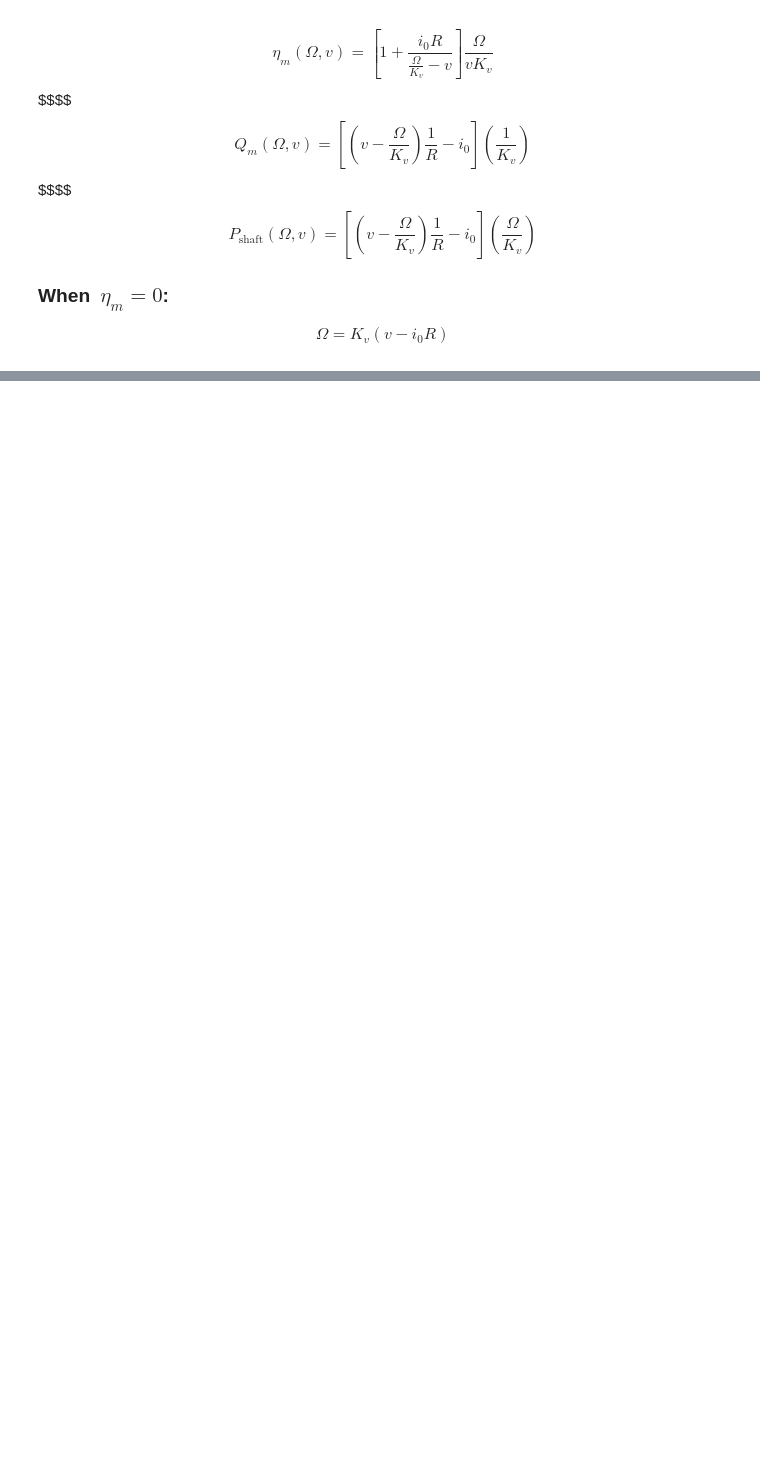
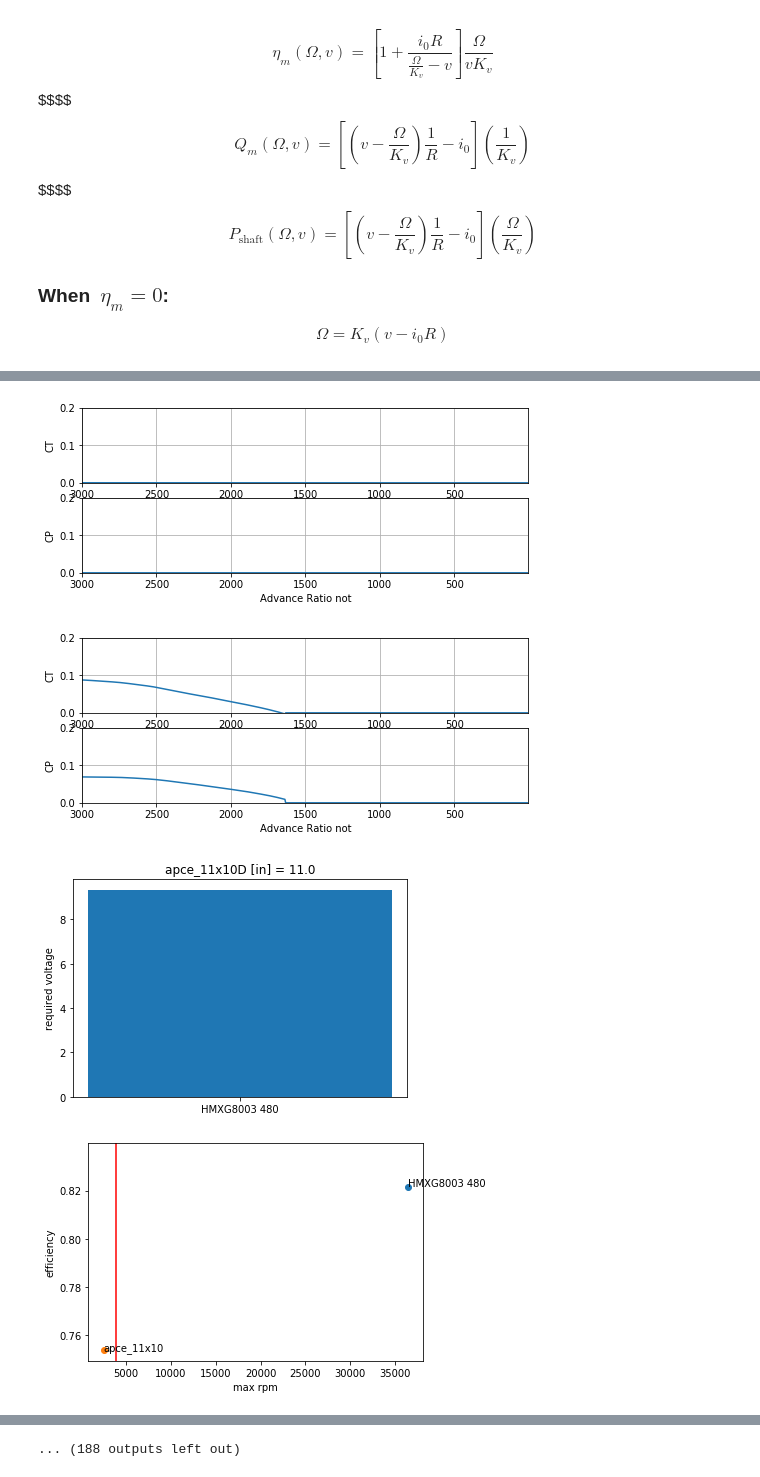
Before and after one commit to AzizFS/aae451-notebook, a Jupyter notebook: propulsion.ipynb, the cells around one changed output, grey strips where cells are left out. Drawn from its saved outputs; the diff is of its cells as text; code cells hidden in the pictures; blank space fills up the shorter version.

```diff
--- a/propulsion.ipynb
+++ b/propulsion.ipynb
@@ -209,0 +190,11 @@ for i, name in enumerate(names_met):
+# %%
+%matplotlib inline
+import matplotlib
+import matplotlib.pyplot as plt
+%run propdata.py
+out(8.0, 4, 1, 17)
+# %% [output]
+[figure, added]
+[figure, added]
+[figure, added]
+[figure, added]
@@ -209,0 +209 @@ for i, name in enumerate(names_met):
+... (188 outputs left out)
```
Also changed, not shown: parts of 15 cells of this notebook, 7 other files.
